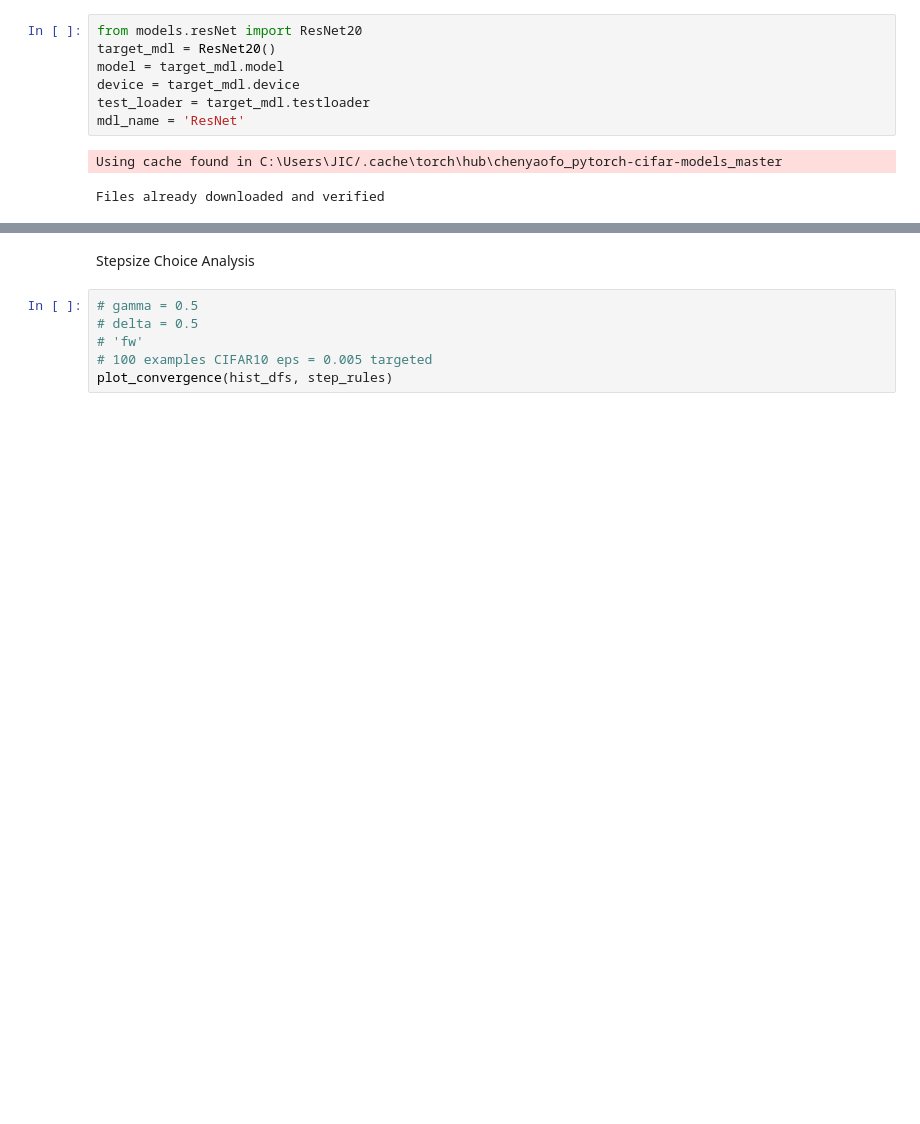
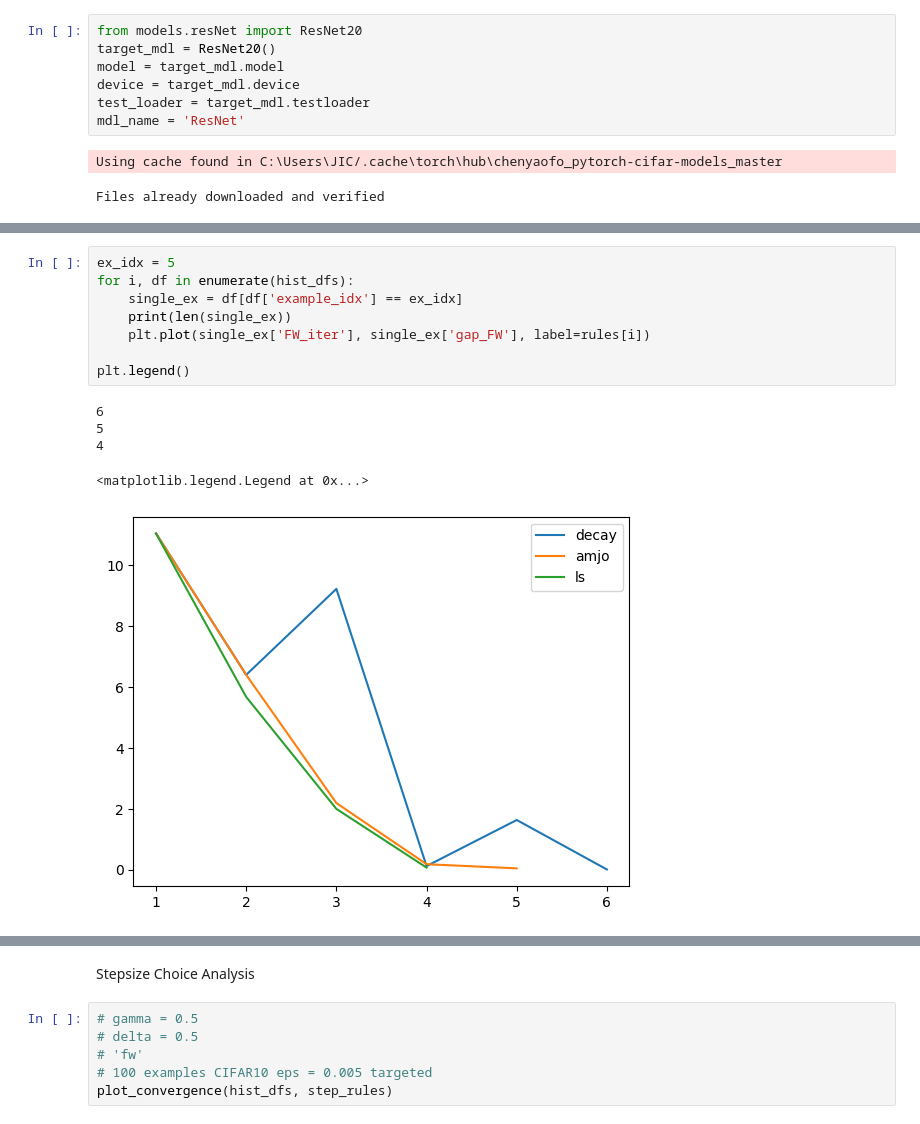
Before and after one commit to TannerAGraves/FW-variants-for-WB-Adversarial-Attacks, a Jupyter notebook: test attacks.ipynb, the cells around one changed output, grey strips where cells are left out. Drawn from its saved outputs; the diff is of its cells as text; blank space fills up the shorter version.

```diff
--- a/test attacks.ipynb
+++ b/test attacks.ipynb
@@ -98 +102,15 @@ Epsilon: 0.02   Correct Classifications (Failed Attacks) = 40 / 100 = 0.4
+# %%
+ex_idx = 5
+for i, df in enumerate(hist_dfs):
+    single_ex = df[df['example_idx'] == ex_idx]
+    print(len(single_ex))
+    plt.plot(single_ex['FW_iter'], single_ex['gap_FW'], label=rules[i])
+
+plt.legend()
+# %% [output]
+6
+5
+4
+<matplotlib.legend.Legend at 0x...>
+[figure, added]
 # %%
```
Also changed, not shown: parts of 3 cells of this notebook, 12 other files.
